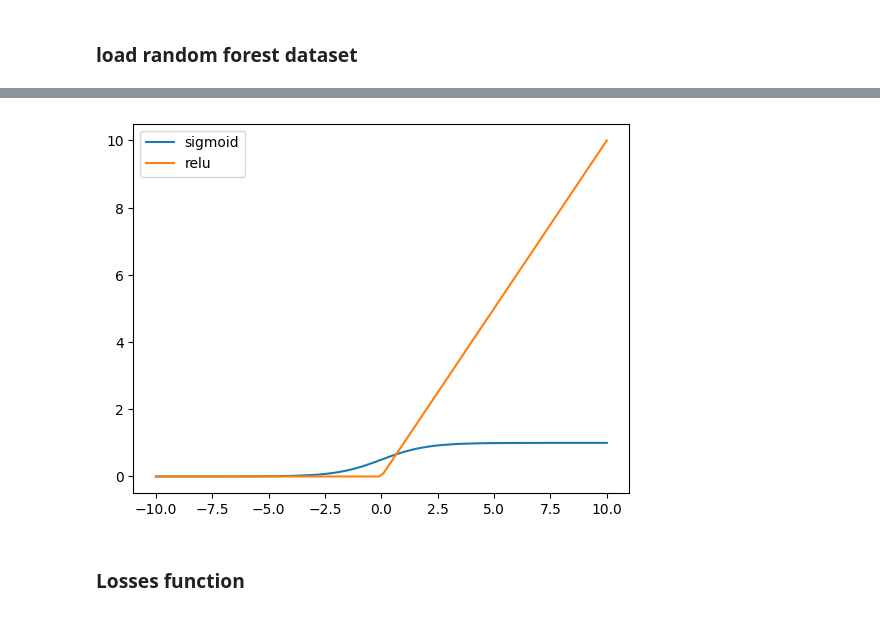
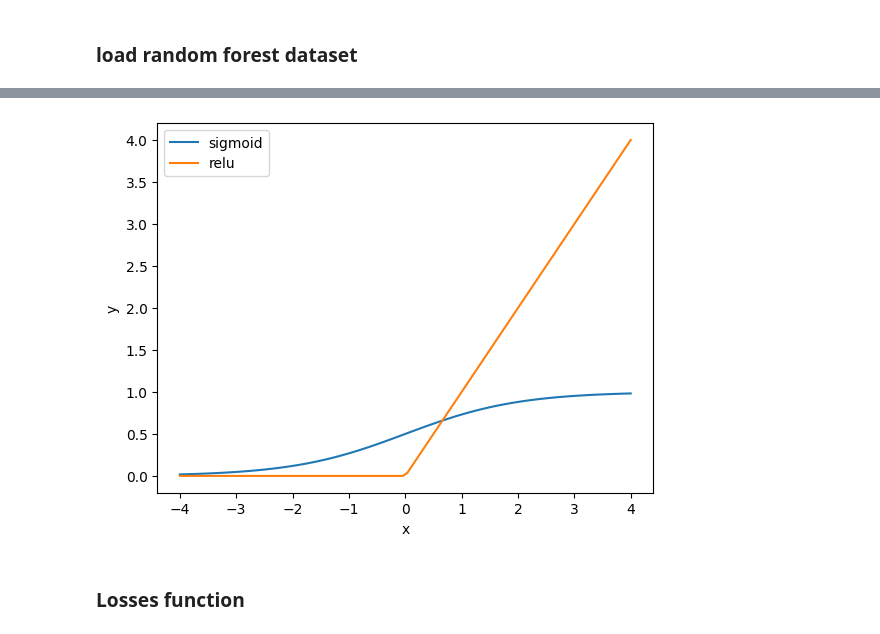
Before and after one commit to DanielSarmiento04/neural_network, a Jupyter notebook: examples/classification/main.ipynb, the cells around one changed output, grey strips where cells are left out. Saved outputs shown, nothing was run; the diff lists cells and outputs as text; code cells hidden in the pictures.

```diff
--- a/examples/classification/main.ipynb
+++ b/examples/classification/main.ipynb
@@ -39,11 +42,13 @@ plt.plot()
 # %%
-test = np.linspace(10,-10,100)
+test = np.linspace(4,-4,100)
 plt.plot(test, sigmoid(test), label='sigmoid')
 plt.plot(test, relu(test), label='relu')
 plt.legend()
-# plt.acorr(test, sigmoid(test), usevlines=True, normed=True, matestlags=10, lw=2)
+plt.grid(False)
+plt.xlabel('x')
+plt.ylabel('y')
 plt.show()
 # %% [output]
-[figure, old version]
+[figure, new version]
 # %% [markdown]
 ### Losses function
```
Also changed, not shown: parts of 16 cells of this notebook, 2 other files.
